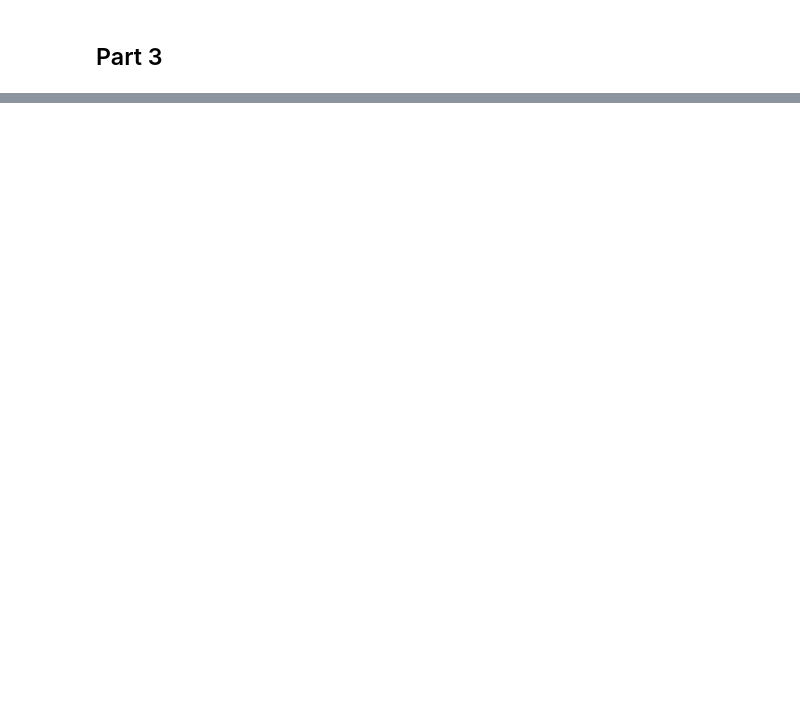
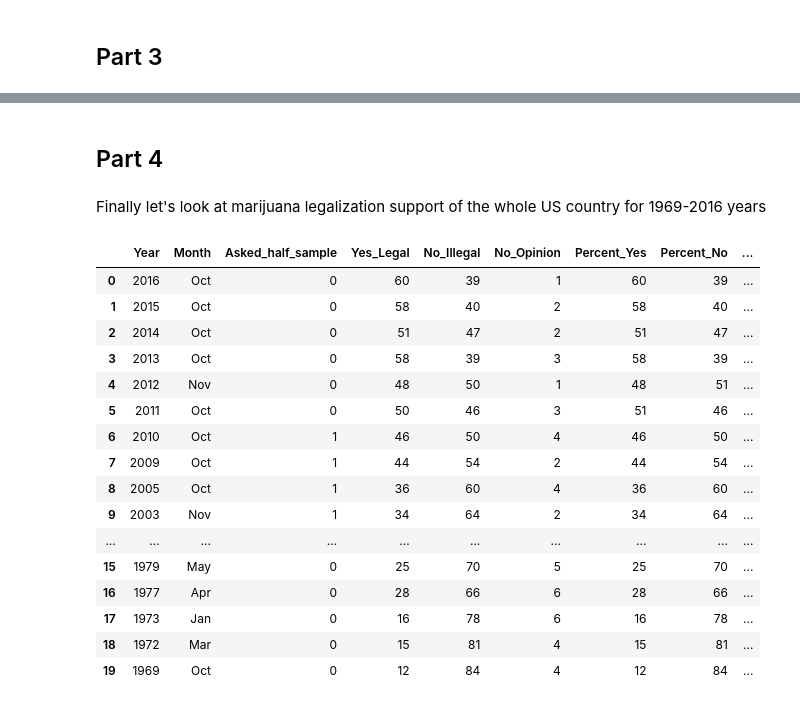
Before and after one commit to st-rom/dataprocessing_project, a Jupyter notebook: project/Project.ipynb, the cells around one changed output, grey strips where cells are left out. Cells and saved outputs as stored; diff of their text form; code cells hidden in the pictures; blank space fills up the shorter version.

```diff
--- a/project/Project.ipynb
+++ b/project/Project.ipynb
@@ -380,0 +347,13 @@ dataW
+# %%
+data_sales = pd.read_csv("marijuana_gross_sales.csv")#Permitted Medical Cannabis Dispensaries
+data_sales["Medical Total Gross Sales"] = np.nan
+data_sales["Retail Total Gross Sales"] = np.nan
+for i in range(int(len(data_sales) / 2)):
+    to_merge = data_sales.loc[(data_sales['YEAR'] == data_sales['YEAR'].iloc[i]) & (data_sales['MONTH'] == data_sales['MONTH'].iloc[i])]
+    data_sales["Medical Total Gross Sales"].iloc[i] = to_merge.loc[data_sales["GROSS_SALES_TYPE"] == "Medical Total Gross Sales"].iloc[0]["GROSS_SALES"]
+    data_sales["Retail Total Gross Sales"].iloc[i] = to_merge.loc[data_sales["GROSS_SALES_TYPE"] == "Retail Total Gross Sales"].iloc[0]["GROSS_SALES"]
+    data_sales = data_sales.drop(data_sales.index[i + 1])
+
+del data_sales["GROSS_SALES_TYPE"]
+del data_sales["GROSS_SALES"]
+data_sales
@@ -380,0 +382,5 @@ dataW
+# %%
+data_tax = pd.read_csv("marijuana_sales_tax_2015.csv", header=1)
+for col in data_tax.columns[1:]:
+    data_tax[col] = pd.to_numeric(data_tax[col].apply(lambda x: re.sub(',','',x[1:-2])))
+data_tax
@@ -380,0 +401,5 @@ dataW
+# %%
+data_revenue = pd.read_csv("tax_revenue2018.csv")
+for col in [i for i in data_revenue.columns[1:] if '%' not in i]:
+    data_revenue[col] = pd.to_numeric(data_revenue[col].apply(lambda x: re.sub('\.','',x)))
+data_revenue
@@ -380,0 +468,29 @@ dataW
+# %% [markdown]
+## Part 4
+# %% [markdown]
+Finally let's look at marijuana legalization support of the whole US country for 1969-2016 years
+# %%
+data_sup = pd.read_csv("legal_marijuana_support.csv")
+for col in data_sup.columns[-3:]:
+    data_sup[col] = pd.to_numeric(data_sup[col].apply(lambda x: re.sub('%','',x)))
+data_sup["Asked_half_sample"].replace("no", 0, inplace=True)
+data_sup["Asked_half_sample"].replace("yes", 1, inplace=True)
+data_sup
+# %% [output]
+|  | Year | Month | Asked_half_sample | Yes_Legal | No_Illegal | No_Opinion | Percent_Yes | Percent_No | ... |
+| 0 | 2016 | Oct | 0 | 60 | 39 | 1 | 60 | 39 | ... |
+| 1 | 2015 | Oct | 0 | 58 | 40 | 2 | 58 | 40 | ... |
+| 2 | 2014 | Oct | 0 | 51 | 47 | 2 | 51 | 47 | ... |
+| 3 | 2013 | Oct | 0 | 58 | 39 | 3 | 58 | 39 | ... |
+| 4 | 2012 | Nov | 0 | 48 | 50 | 1 | 48 | 51 | ... |
+| 5 | 2011 | Oct | 0 | 50 | 46 | 3 | 51 | 46 | ... |
+| 6 | 2010 | Oct | 1 | 46 | 50 | 4 | 46 | 50 | ... |
+| 7 | 2009 | Oct | 1 | 44 | 54 | 2 | 44 | 54 | ... |
+| 8 | 2005 | Oct | 1 | 36 | 60 | 4 | 36 | 60 | ... |
+| 9 | 2003 | Nov | 1 | 34 | 64 | 2 | 34 | 64 | ... |
+| ... | ... | ... | ... | ... | ... | ... | ... | ... | ... |
+| 15 | 1979 | May | 0 | 25 | 70 | 5 | 25 | 70 | ... |
+| 16 | 1977 | Apr | 0 | 28 | 66 | 6 | 28 | 66 | ... |
+| 17 | 1973 | Jan | 0 | 16 | 78 | 6 | 16 | 78 | ... |
+| 18 | 1972 | Mar | 0 | 15 | 81 | 4 | 15 | 81 | ... |
+| 19 | 1969 | Oct | 0 | 12 | 84 | 4 | 12 | 84 | ... |
```
Also changed, not shown: parts of 30 cells of this notebook.
